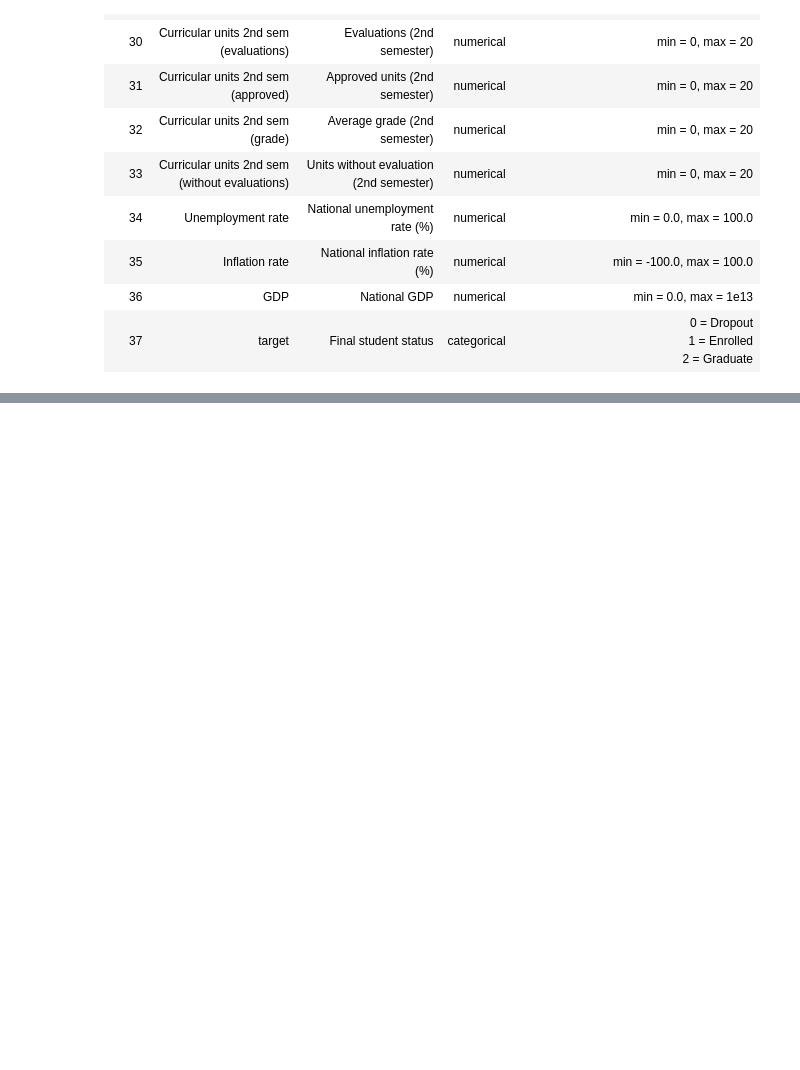
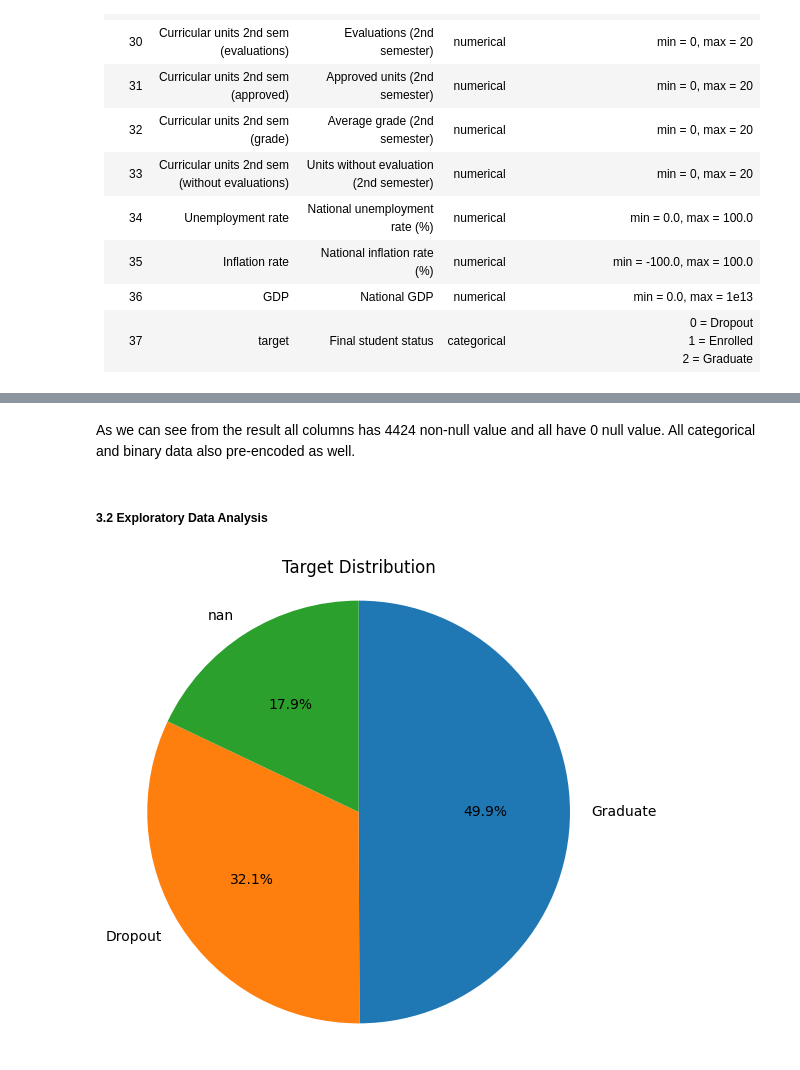
Before and after one commit to jmr-enola/AIM-AI-ML-Capstone-Project, a Jupyter notebook: files/main.ipynb, the cells around one changed output, grey strips where cells are left out. Drawn from its saved outputs; the diff is of its cells as text; code cells hidden in the pictures; blank space fills up the shorter version.

```diff
--- a/files/main.ipynb
+++ b/files/main.ipynb
@@ -477,0 +502,21 @@ Feature names match dataset columns (same order).
+# %% [markdown]
+As we can see from the result all columns has 4424 non-null value and all have 0 null value.
+All categorical and binary data also pre-encoded as well.
+# %% [markdown]
+##### 3.2 Exploratory Data Analysis
+# %%
+# Pie chart for the target column
+import matplotlib.pyplot as plt
+
+col_data = data['target']
+counts = col_data.value_counts()
+labels = counts.index.map({0: 'Dropout', 2: 'Graduate'}).tolist()
+sizes = counts.values
+
+plt.figure(figsize=(6,6))
+plt.pie(sizes, labels=labels, autopct='%1.1f%%', startangle=90, counterclock=False)
+plt.title('Target Distribution')
+plt.axis('equal')
+plt.show()
+# %% [output]
+[figure, added]
```
Also changed, not shown: parts of 19 cells of this notebook.
